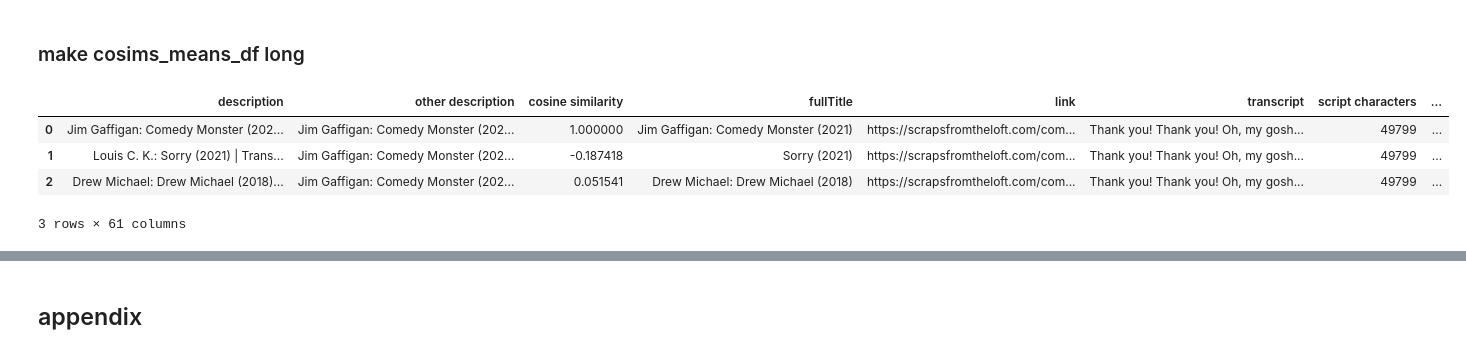
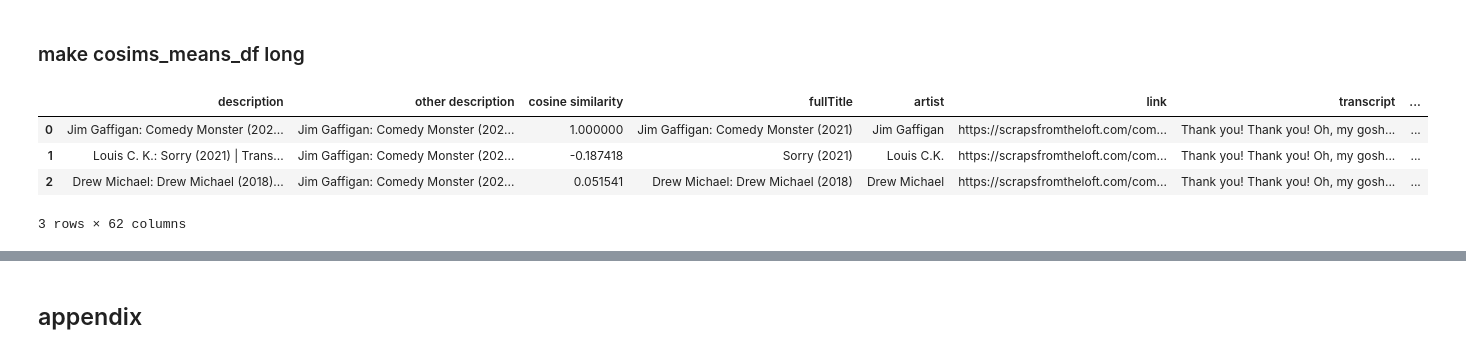
Before and after one commit to jrioross/standup-comedy-NLP, a Jupyter notebook: notebooks/06_clustering_and_recommendations.ipynb, the cells around one changed output, grey strips where cells are left out. Saved outputs shown, nothing was run; the diff lists cells and outputs as text; code cells hidden in the pictures.

Commit message:
Refined recommender with an option to only receive recs for artists different from the selected artist.

```diff
--- a/notebooks/06_clustering_and_recommendations.ipynb
+++ b/notebooks/06_clustering_and_recommendations.ipynb
@@ -249,22 +249,24 @@ cosims_means_df_long = (cosims_means_df.melt(var_name = 'other description',
 #cosims_means_df_long[cosims_means_df_long['cosine similarity'] != 1]
 # %%
 widget_df = (cosims_means_df_long
-                .merge(metascripts[['description', 'fullTitle']])
+                .merge(metascripts[['description', 'fullTitle', 'artist']])
                 .merge(metascripts,
                        left_on = 'other description',
                        right_on = 'description')
                     .rename(columns = {'description_x': 'description',
                                        'fullTitle_x': 'fullTitle',
-                                       'fullTitle_y': 'other fullTitle'})
+                                       'fullTitle_y': 'other fullTitle',
+                                       'artist_x': 'artist',
+                                       'artist_y': 'other artist'})
                     .drop(columns = 'description_y')
         )
 
 widget_df.head(3)
 # %% [output]
-|  | description | other description | cosine similarity | fullTitle | link | transcript | script characters | ... |
-| 0 | Jim Gaffigan: Comedy Monster (202... | Jim Gaffigan: Comedy Monster (202... | 1.000000 | Jim Gaffigan: Comedy Monster (2021) | https://scrapsfromtheloft.com/com... | Thank you! Thank you! Oh, my gosh... | 49799 | ... |
-| 1 | Louis C. K.: Sorry (2021) | Trans... | Jim Gaffigan: Comedy Monster (202... | -0.187418 | Sorry (2021) | https://scrapsfromtheloft.com/com... | Thank you! Thank you! Oh, my gosh... | 49799 | ... |
-| 2 | Drew Michael: Drew Michael (2018)... | Jim Gaffigan: Comedy Monster (202... | 0.051541 | Drew Michael: Drew Michael (2018) | https://scrapsfromtheloft.com/com... | Thank you! Thank you! Oh, my gosh... | 49799 | ... |
+|  | description | other description | cosine similarity | fullTitle | artist | link | transcript | ... |
+| 0 | Jim Gaffigan: Comedy Monster (202... | Jim Gaffigan: Comedy Monster (202... | 1.000000 | Jim Gaffigan: Comedy Monster (2021) | Jim Gaffigan | https://scrapsfromtheloft.com/com... | Thank you! Thank you! Oh, my gosh... | ... |
+| 1 | Louis C. K.: Sorry (2021) | Trans... | Jim Gaffigan: Comedy Monster (202... | -0.187418 | Sorry (2021) | Louis C.K. | https://scrapsfromtheloft.com/com... | Thank you! Thank you! Oh, my gosh... | ... |
+| 2 | Drew Michael: Drew Michael (2018)... | Jim Gaffigan: Comedy Monster (202... | 0.051541 | Drew Michael: Drew Michael (2018) | Drew Michael | https://scrapsfromtheloft.com/com... | Thank you! Thank you! Oh, my gosh... | ... |
-3 rows × 61 columns
+3 rows × 62 columns
 # %%
 widget_df['image html'] = widget_df['image'].apply(lambda x: f"<img src='{x}' width='100px'>")
```
Also changed, not shown: parts of 3 cells of this notebook, 1 other file.
